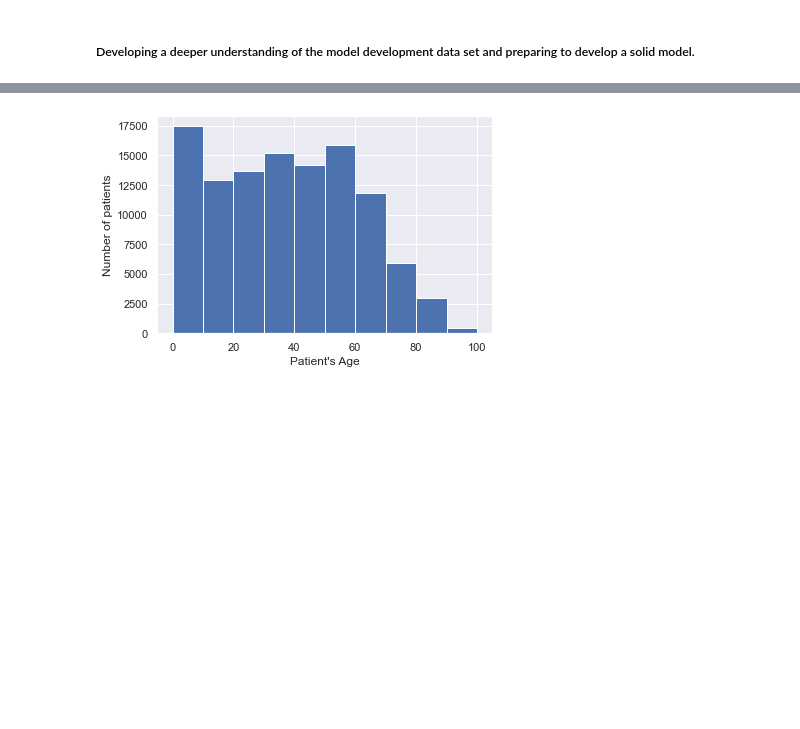
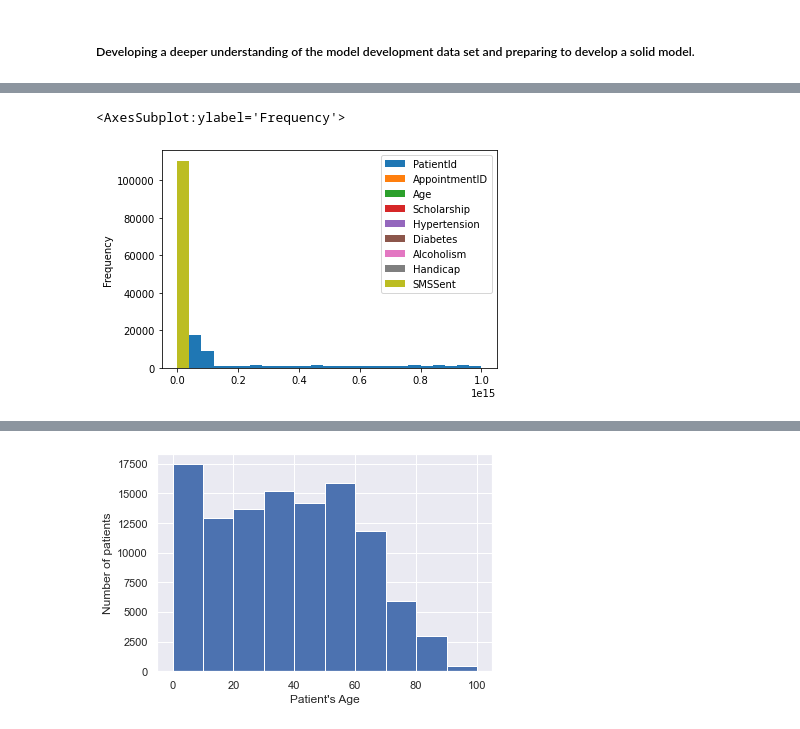
Before and after one commit to asaadkhattab/MedicalAppointmentNoShowsCapstone, a Jupyter notebook: 3_ExploratoryDataAnalysis.ipynb, the cells around one changed output, grey strips where cells are left out. Saved outputs shown, nothing was run; the diff lists cells and outputs as text; code cells hidden in the pictures; blank space fills up the shorter version.

```diff
--- a/3_ExploratoryDataAnalysis.ipynb
+++ b/3_ExploratoryDataAnalysis.ipynb
@@ -43 +77,6 @@ df.describe().T
+# %%
+df.plot(kind='hist', bins=25)
+# %% [output]
+<AxesSubplot:ylabel='Frequency'>
+[figure, added]
 # %%
```
Also changed, not shown: parts of 12 cells of this notebook, 5 other files.
